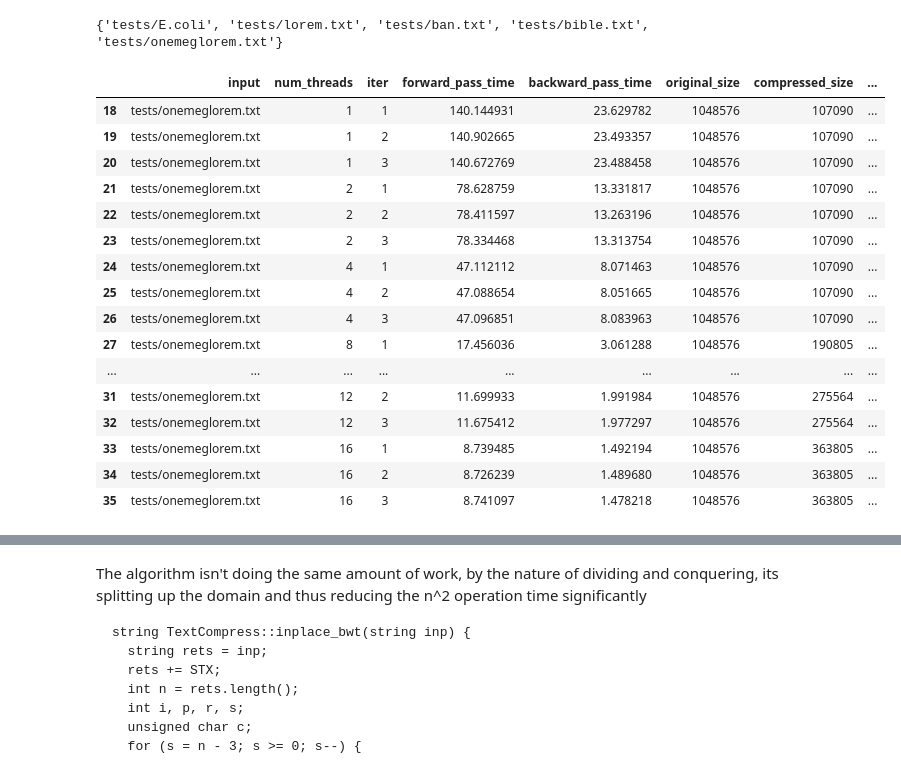
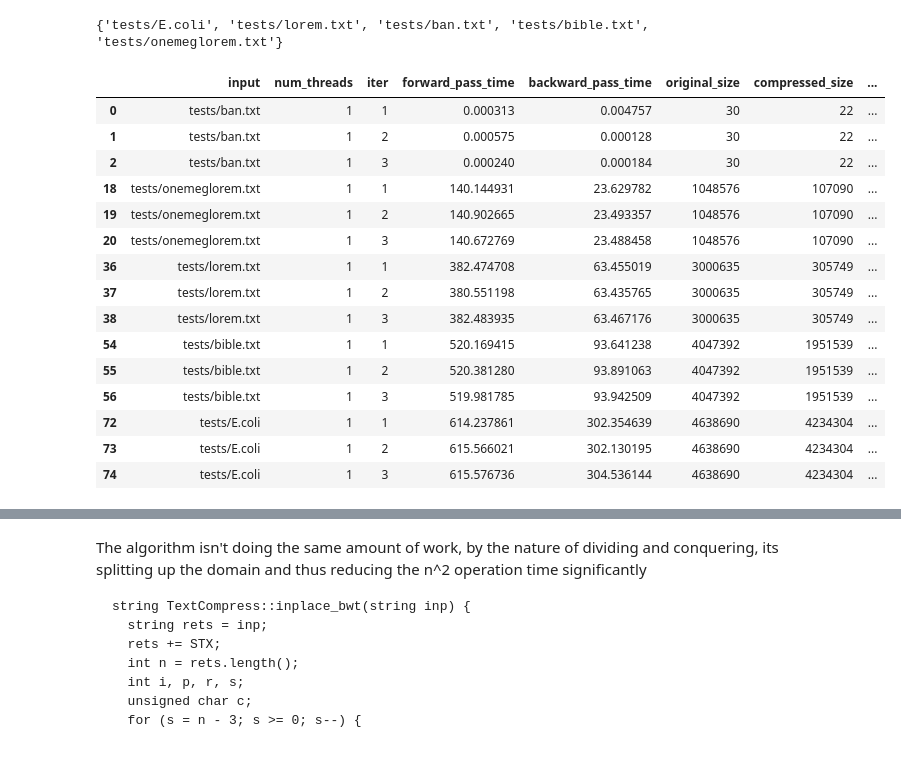
Before and after one commit to KadynCBR/textcompress, a Jupyter notebook: analysis/Analysis.ipynb, the cells around one changed output, grey strips where cells are left out. Cells and saved outputs as stored; diff of their text form; code cells hidden in the pictures.

```diff
--- a/analysis/Analysis.ipynb
+++ b/analysis/Analysis.ipynb
@@ -67,23 +85,22 @@ print(set(evaldf.input))
 {'tests/E.coli', 'tests/lorem.txt', 'tests/ban.txt', 'tests/bible.txt', 'tests/onemeglorem.txt'}
 # %%
 infile = 'tests/onemeglorem.txt'
-evaldf[evaldf.input == infile]
+evaldf[evaldf.num_threads == 1]
 # %% [output]
 |  | input | num_threads | iter | forward_pass_time | backward_pass_time | original_size | compressed_size | ... |
+| 0 | tests/ban.txt | 1 | 1 | 0.000313 | 0.004757 | 30 | 22 | ... |
+| 1 | tests/ban.txt | 1 | 2 | 0.000575 | 0.000128 | 30 | 22 | ... |
+| 2 | tests/ban.txt | 1 | 3 | 0.000240 | 0.000184 | 30 | 22 | ... |
 | 18 | tests/onemeglorem.txt | 1 | 1 | 140.144931 | 23.629782 | 1048576 | 107090 | ... |
 | 19 | tests/onemeglorem.txt | 1 | 2 | 140.902665 | 23.493357 | 1048576 | 107090 | ... |
 | 20 | tests/onemeglorem.txt | 1 | 3 | 140.672769 | 23.488458 | 1048576 | 107090 | ... |
-| 21 | tests/onemeglorem.txt | 2 | 1 | 78.628759 | 13.331817 | 1048576 | 107090 | ... |
-| 22 | tests/onemeglorem.txt | 2 | 2 | 78.411597 | 13.263196 | 1048576 | 107090 | ... |
-| 23 | tests/onemeglorem.txt | 2 | 3 | 78.334468 | 13.313754 | 1048576 | 107090 | ... |
-| 24 | tests/onemeglorem.txt | 4 | 1 | 47.112112 | 8.071463 | 1048576 | 107090 | ... |
-| 25 | tests/onemeglorem.txt | 4 | 2 | 47.088654 | 8.051665 | 1048576 | 107090 | ... |
-| 26 | tests/onemeglorem.txt | 4 | 3 | 47.096851 | 8.083963 | 1048576 | 107090 | ... |
-| 27 | tests/onemeglorem.txt | 8 | 1 | 17.456036 | 3.061288 | 1048576 | 190805 | ... |
-| ... | ... | ... | ... | ... | ... | ... | ... | ... |
-| 31 | tests/onemeglorem.txt | 12 | 2 | 11.699933 | 1.991984 | 1048576 | 275564 | ... |
-| 32 | tests/onemeglorem.txt | 12 | 3 | 11.675412 | 1.977297 | 1048576 | 275564 | ... |
-| 33 | tests/onemeglorem.txt | 16 | 1 | 8.739485 | 1.492194 | 1048576 | 363805 | ... |
-| 34 | tests/onemeglorem.txt | 16 | 2 | 8.726239 | 1.489680 | 1048576 | 363805 | ... |
-| 35 | tests/onemeglorem.txt | 16 | 3 | 8.741097 | 1.478218 | 1048576 | 363805 | ... |
+| 36 | tests/lorem.txt | 1 | 1 | 382.474708 | 63.455019 | 3000635 | 305749 | ... |
+| 37 | tests/lorem.txt | 1 | 2 | 380.551198 | 63.435765 | 3000635 | 305749 | ... |
+| 38 | tests/lorem.txt | 1 | 3 | 382.483935 | 63.467176 | 3000635 | 305749 | ... |
+| 54 | tests/bible.txt | 1 | 1 | 520.169415 | 93.641238 | 4047392 | 1951539 | ... |
+| 55 | tests/bible.txt | 1 | 2 | 520.381280 | 93.891063 | 4047392 | 1951539 | ... |
+| 56 | tests/bible.txt | 1 | 3 | 519.981785 | 93.942509 | 4047392 | 1951539 | ... |
+| 72 | tests/E.coli | 1 | 1 | 614.237861 | 302.354639 | 4638690 | 4234304 | ... |
+| 73 | tests/E.coli | 1 | 2 | 615.566021 | 302.130195 | 4638690 | 4234304 | ... |
+| 74 | tests/E.coli | 1 | 3 | 615.576736 | 304.536144 | 4638690 | 4234304 | ... |
 # %%
```
Also changed, not shown: parts of 7 cells of this notebook, 22 other files.
